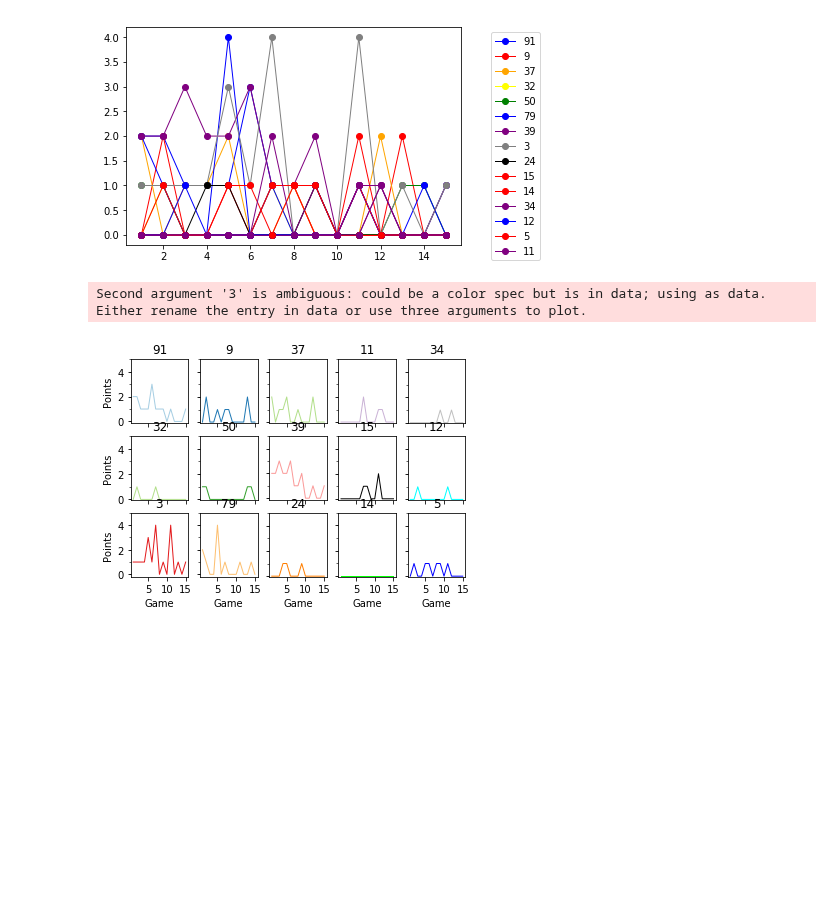
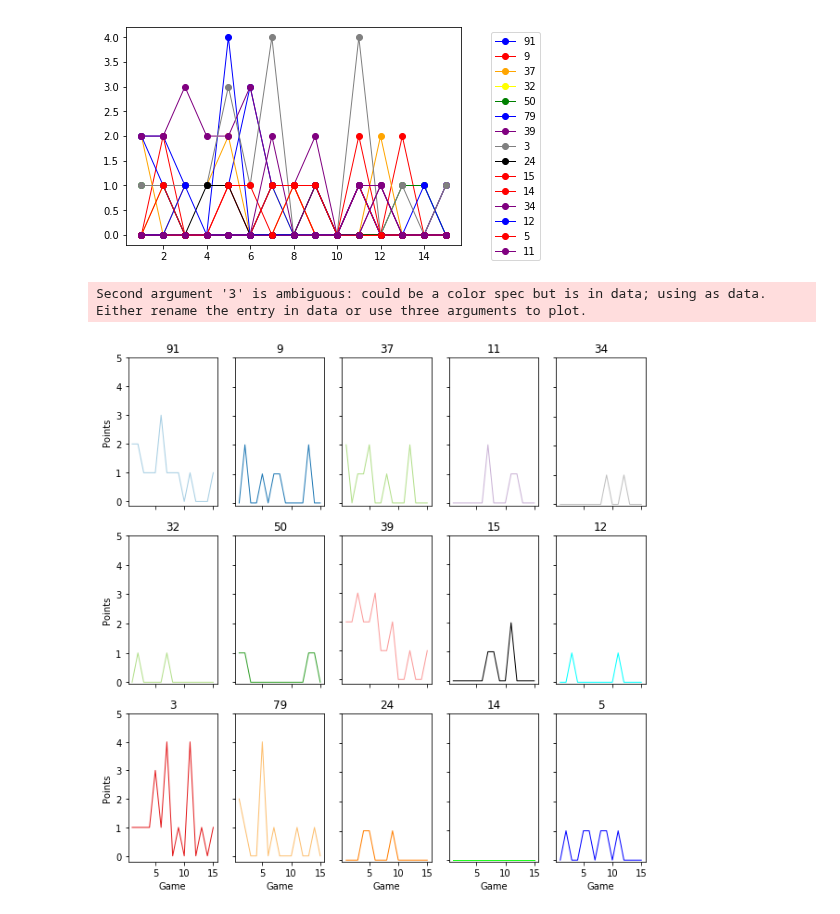
Before and after one commit to werntzp/hockey-stats, a Jupyter notebook: stats_charts.ipynb, the cells around one changed output. Saved outputs shown, nothing was run; the diff lists cells and outputs as text; code cells hidden in the pictures; blank space fills up the shorter version.

```diff
--- a/stats_charts.ipynb
+++ b/stats_charts.ipynb
@@ -458,6 +458,8 @@ Second argument '3' is ambiguous: could be a color spec but is in data; using as
 [figure]
 # %%
 # Show points per game (multiple plots)
+
+num_games = df_games.shape[0]
 
 # only use whole numbers
 ytick = [0,1,2,3,4,5]
@@ -465,6 +467,7 @@ xtick = range(1,num_games+1)
 
 # setup multiple plots
 fig, axs = plt.subplots(3, 5)
+plt.title("Points by Player")
 
 axs[0, 0].plot( 'game', '91', data=df_points, marker='', color='#a6cee3', linewidth=1)
 axs[0, 0].set_title('91')
@@ -506,31 +509,33 @@ axs[1, 4].plot( 'game', '12', data=df_points, marker='', color='#00ffff', linewi
 axs[1, 4].set_title('12')
 axs[1, 4].set_yticks(ytick,ytick)
 
 axs[2, 0].plot( 'game', '3', data=df_points, marker='', color='#e31a1c', linewidth=1)
 axs[2, 0].set_title('3')
 axs[2, 0].set_yticks(ytick,ytick)
 
 axs[2, 1].plot( 'game', '79', data=df_points, marker='', color='#fdbf6f', linewidth=1)
 axs[2, 1].set_title('79')
 axs[2, 1].set_yticks(ytick,ytick)
 
 axs[2, 2].plot( 'game', '24', data=df_points, marker='', color='#ff7f00', linewidth=1)
 axs[2, 2].set_title('24')
 axs[2, 2].set_yticks(ytick,ytick)
 
 axs[2, 3].plot( 'game', '14', data=df_points, marker='', color='#00ff00', linewidth=1)
 axs[2, 3].set_title('14')
 axs[2, 3].set_yticks(ytick,ytick)
 
 axs[2, 4].plot( 'game', '5', data=df_points, marker='', color='#0000ff', linewidth=1)
 axs[2, 4].set_title('5')
 axs[2, 4].set_yticks(ytick,ytick)
 
 for ax in axs.flat:
     ax.set(xlabel='Game', ylabel='Points')
 
 for ax in axs.flat:
     ax.label_outer()
+
+fig.set_size_inches(10, 10)
 # %% [output]
 Second argument '3' is ambiguous: could be a color spec but is in data; using as data.  Either rename the entry in data or use three arguments to plot.
-[figure, old version]
+[figure, new version]
```
